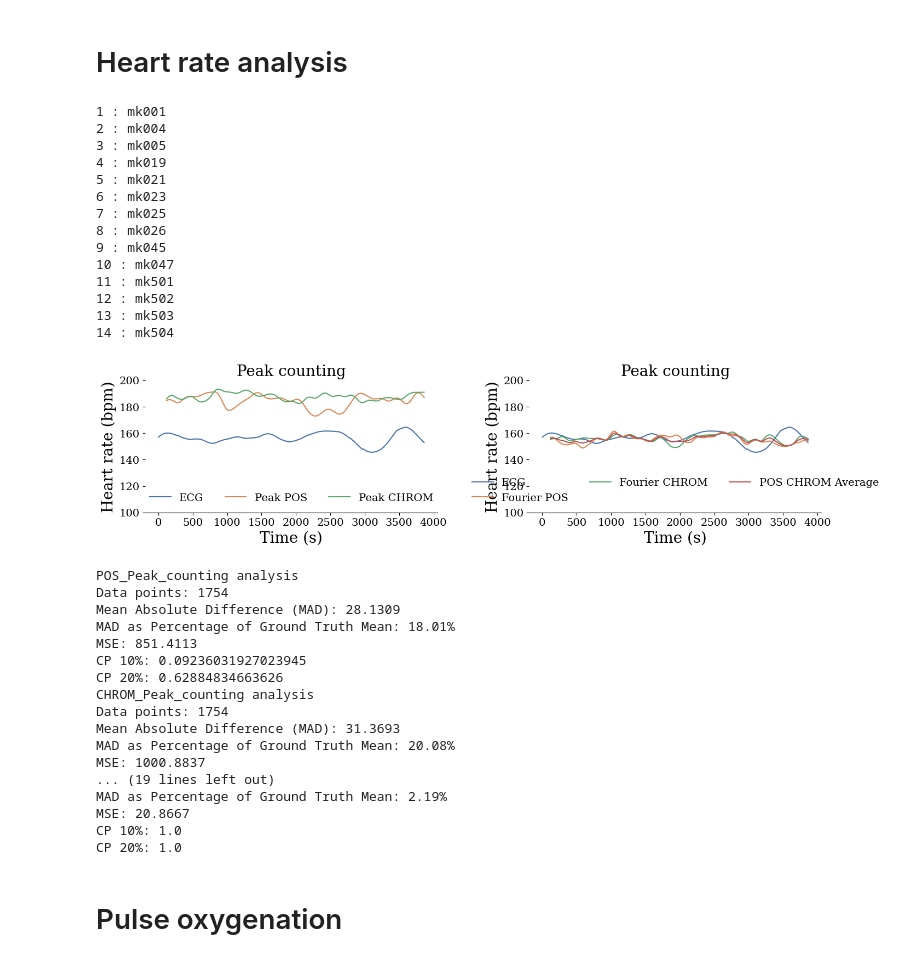
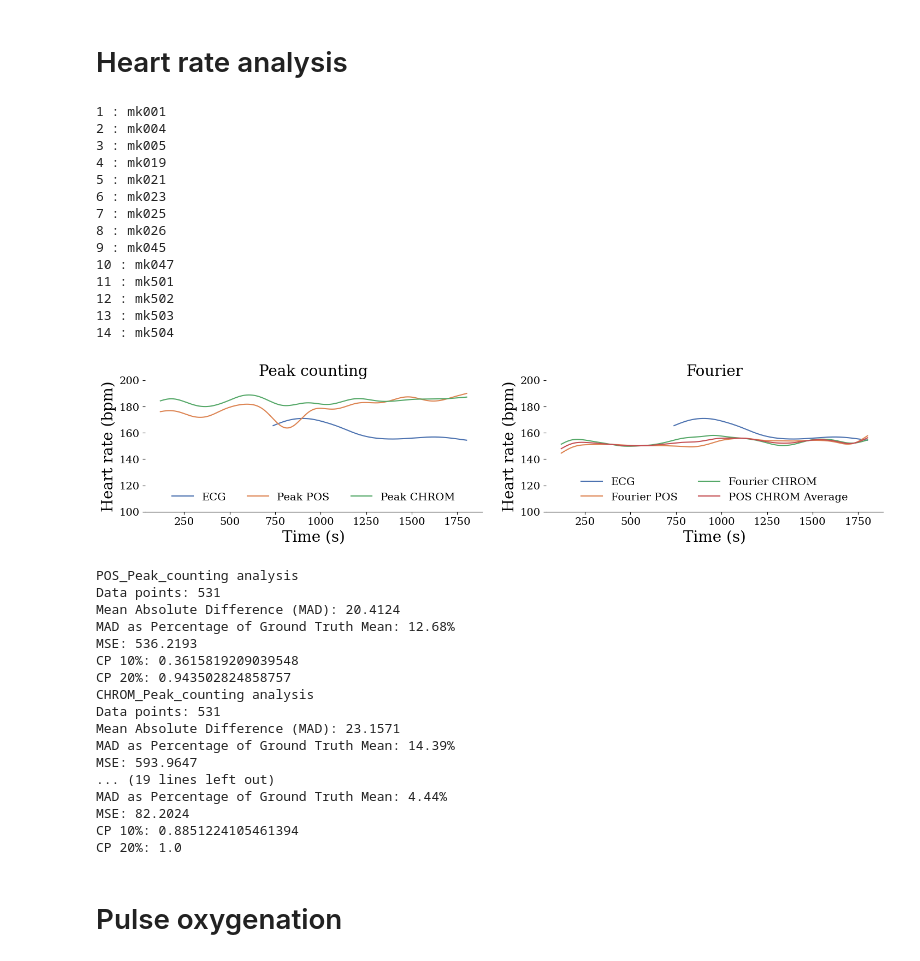
Before and after one commit to Sr933/Meerkat-Vital-Sign-Analysis-Pipeline, a Jupyter notebook: main.ipynb, the cells around one changed output. Saved outputs shown, nothing was run; the diff lists cells and outputs as text; code cells hidden in the pictures.

```diff
--- a/main.ipynb
+++ b/main.ipynb
@@ -12,42 +10,41 @@ database_path = r"C:\Users\silas\Master Project\Meerkat Vital Sign Monitoring\da
 # %% [markdown]
 # Heart rate analysis
 # %%
-hr = HeartRatePipeline.Calculate_heart_rate()
-hr.data_analysis_folder = database_path
+hr = HeartRatePipeline(database_path, 3600)
 hr.run()
 #7 for example
 # %% [output]
 1 : mk001
 2 : mk004
 3 : mk005
 4 : mk019
 5 : mk021
 6 : mk023
 7 : mk025
 8 : mk026
 9 : mk045
 10 : mk047
 11 : mk501
 12 : mk502
 13 : mk503
 14 : mk504
-[figure, old version]
+[figure, new version]
 POS_Peak_counting analysis
-Data points: 1754
-Mean Absolute Difference (MAD): 28.1309
-MAD as Percentage of Ground Truth Mean: 18.01%
-MSE: 851.4113
-CP 10%: 0.09236031927023945
-CP 20%: 0.62884834663626
+Data points: 531
+Mean Absolute Difference (MAD): 20.4124
+MAD as Percentage of Ground Truth Mean: 12.68%
+MSE: 536.2193
+CP 10%: 0.3615819209039548
+CP 20%: 0.943502824858757
 CHROM_Peak_counting analysis
-Data points: 1754
-Mean Absolute Difference (MAD): 31.3693
-MAD as Percentage of Ground Truth Mean: 20.08%
-MSE: 1000.8837
+Data points: 531
+Mean Absolute Difference (MAD): 23.1571
+MAD as Percentage of Ground Truth Mean: 14.39%
+MSE: 593.9647
 ... (19 lines left out)
-MAD as Percentage of Ground Truth Mean: 2.19%
-MSE: 20.8667
-CP 10%: 1.0
+MAD as Percentage of Ground Truth Mean: 4.44%
+MSE: 82.2024
+CP 10%: 0.8851224105461394
 CP 20%: 1.0
 # %% [markdown]
 # Pulse oxygenation
```
Also changed, not shown: parts of 7 cells of this notebook, 8 other files.
